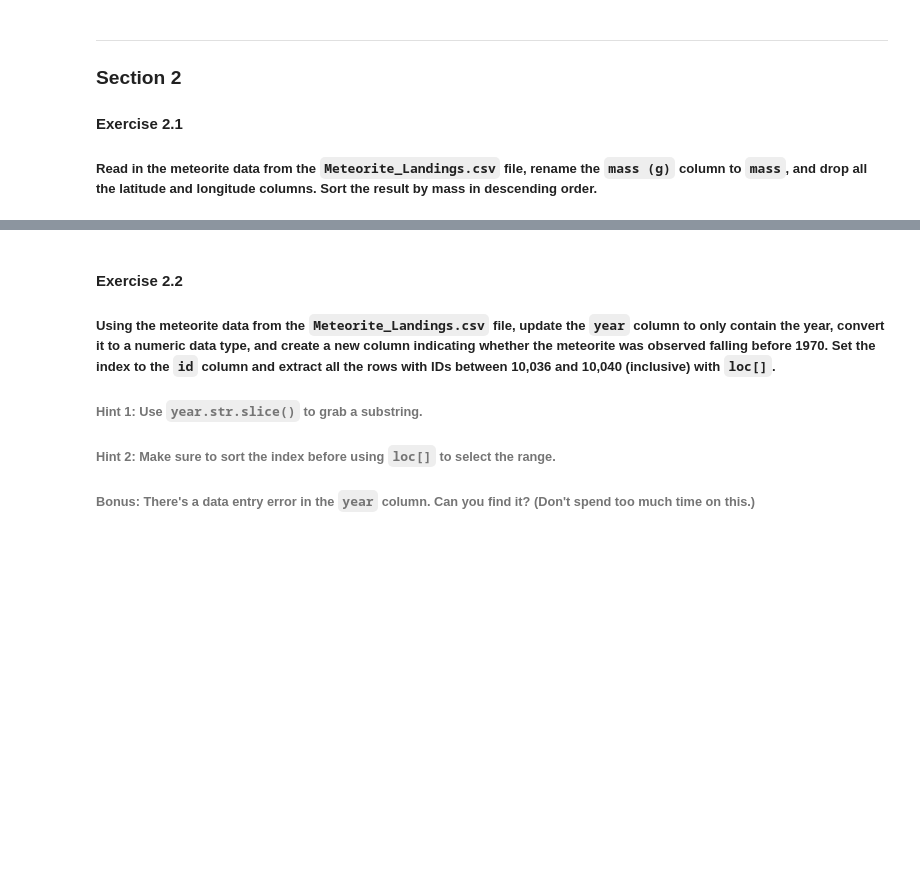
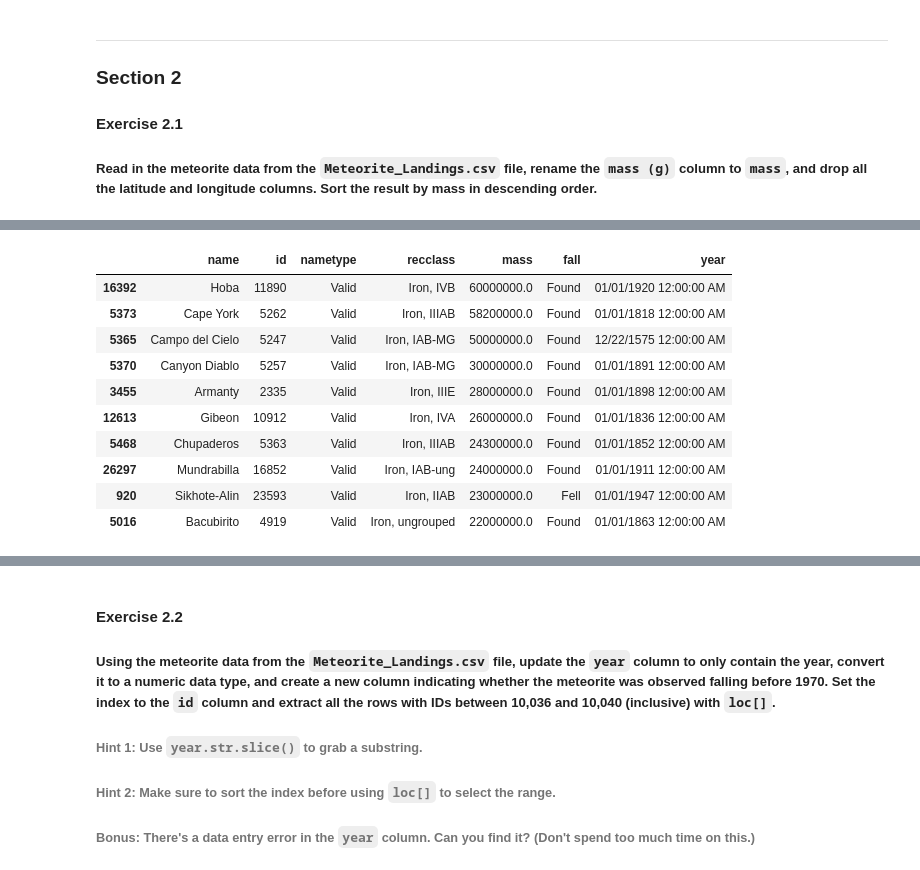
Before and after one commit to ValRCS/Python_SheGoesTech_22, a Jupyter notebook: Day_17_Pandas_Data_Analysis_Library/workbook.ipynb, the cells around one changed output, grey strips where cells are left out. Cells and saved outputs as stored; diff of their text form; code cells hidden in the pictures; blank space fills up the shorter version.

```diff
--- a/Day_17_Pandas_Data_Analysis_Library/workbook.ipynb
+++ b/Day_17_Pandas_Data_Analysis_Library/workbook.ipynb
@@ -110,0 +143,15 @@ df.head(5)
+# %%
+meteorites.sort_values(by='mass', ascending=False, inplace=True)
+meteorites.head(10)
+# %% [output]
+|  | name | id | nametype | recclass | mass | fall | year |
+| 16392 | Hoba | 11890 | Valid | Iron, IVB | 60000000.0 | Found | 01/01/1920 12:00:00 AM |
+| 5373 | Cape York | 5262 | Valid | Iron, IIIAB | 58200000.0 | Found | 01/01/1818 12:00:00 AM |
+| 5365 | Campo del Cielo | 5247 | Valid | Iron, IAB-MG | 50000000.0 | Found | 12/22/1575 12:00:00 AM |
+| 5370 | Canyon Diablo | 5257 | Valid | Iron, IAB-MG | 30000000.0 | Found | 01/01/1891 12:00:00 AM |
+| 3455 | Armanty | 2335 | Valid | Iron, IIIE | 28000000.0 | Found | 01/01/1898 12:00:00 AM |
+| 12613 | Gibeon | 10912 | Valid | Iron, IVA | 26000000.0 | Found | 01/01/1836 12:00:00 AM |
+| 5468 | Chupaderos | 5363 | Valid | Iron, IIIAB | 24300000.0 | Found | 01/01/1852 12:00:00 AM |
+| 26297 | Mundrabilla | 16852 | Valid | Iron, IAB-ung | 24000000.0 | Found | 01/01/1911 12:00:00 AM |
+| 920 | Sikhote-Alin | 23593 | Valid | Iron, IIAB | 23000000.0 | Fell | 01/01/1947 12:00:00 AM |
+| 5016 | Bacubirito | 4919 | Valid | Iron, ungrouped | 22000000.0 | Found | 01/01/1863 12:00:00 AM |
```
Also changed, not shown: parts of 20 cells of this notebook.
